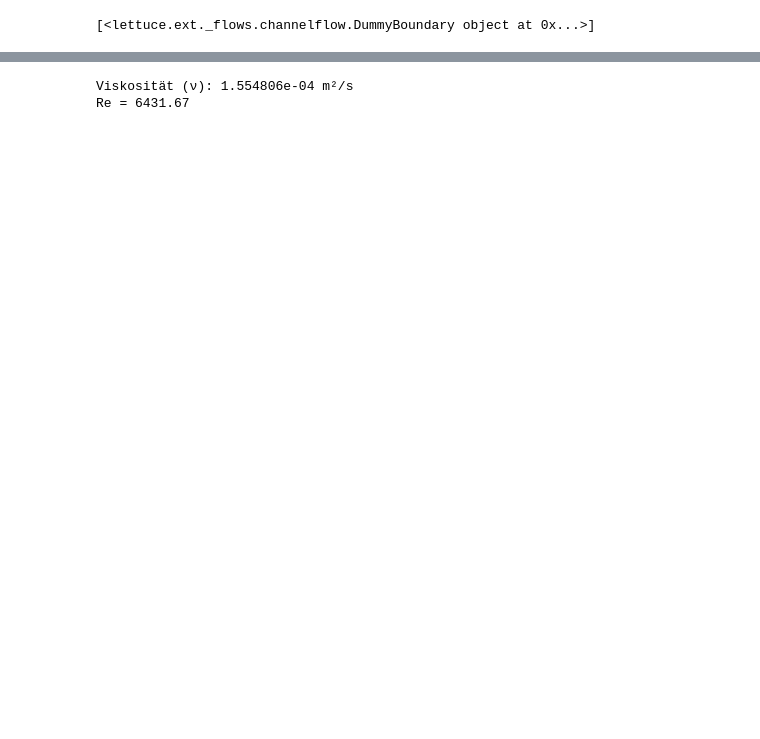
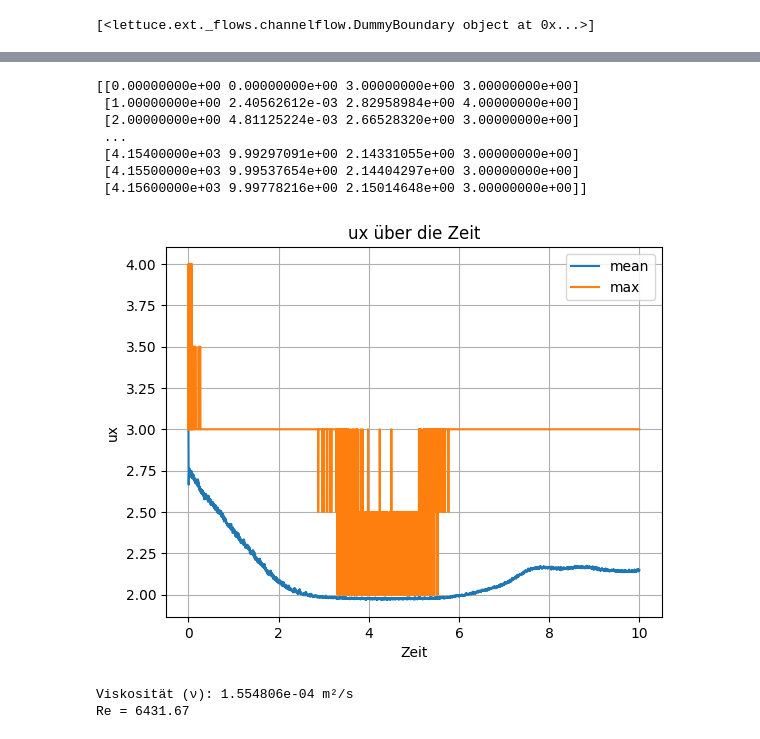
Before and after one commit to Bpicar3s/lettuce, a Jupyter notebook: examples/advanced_flows/ChannelFlowSimulation3D.ipynb, the cells around one changed output, grey strips where cells are left out. Cells and saved outputs as stored; diff of their text form; code cells hidden in the pictures; blank space fills up the shorter version.

```diff
--- a/examples/advanced_flows/ChannelFlowSimulation3D.ipynb
+++ b/examples/advanced_flows/ChannelFlowSimulation3D.ipynb
@@ -421,3 +416,32 @@ plt.show()
+# %%
+data = np.array(simulation.reporter[4].out)
+print(data)
+mean_it = data[:, 2]
+
+max_it = data[:, 3]
+
+time = data[:, 1]
+
+plt.figure()
+plt.plot(time, mean_it, label="mean")
+plt.plot(time, max_it, label="max")
+
+plt.xlabel("Zeit")
+plt.ylabel("ux")
+plt.legend()
+plt.grid()
+plt.title("ux über die Zeit")
+plt.savefig(csvdir + "yplus.pdf")
+plt.show()
+# %% [output]
+[[0.00000000e+00 0.00000000e+00 3.00000000e+00 3.00000000e+00]
+ [1.00000000e+00 2.40562612e-03 2.82958984e+00 4.00000000e+00]
+ [2.00000000e+00 4.81125224e-03 2.66528320e+00 3.00000000e+00]
+ ...
+ [4.15400000e+03 9.99297091e+00 2.14331055e+00 3.00000000e+00]
+ [4.15500000e+03 9.99537654e+00 2.14404297e+00 3.00000000e+00]
+ [4.15600000e+03 9.99778216e+00 2.15014648e+00 3.00000000e+00]]
+[figure, added]
 # %%
 import numpy as np
 
```
Also changed, not shown: parts of 12 cells of this notebook, 3 other files.
